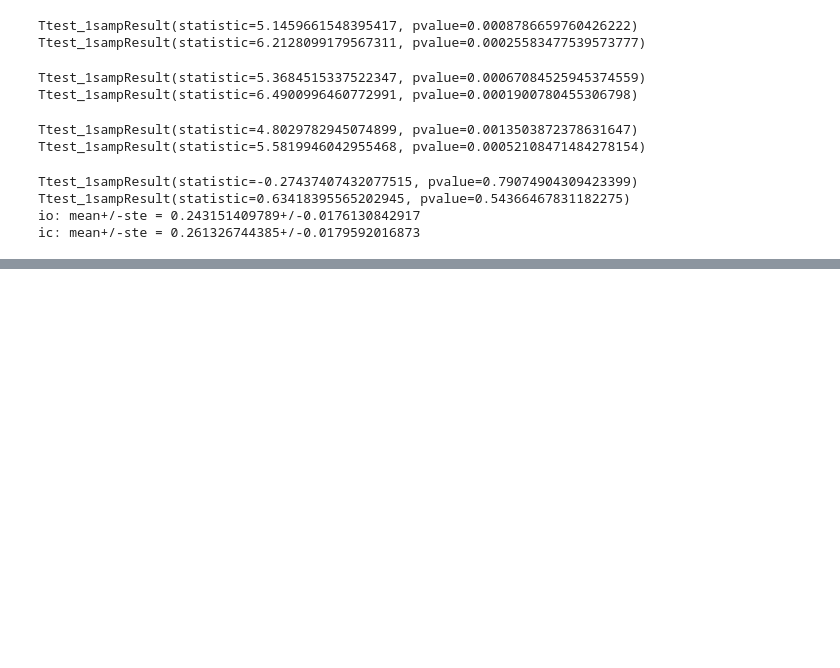
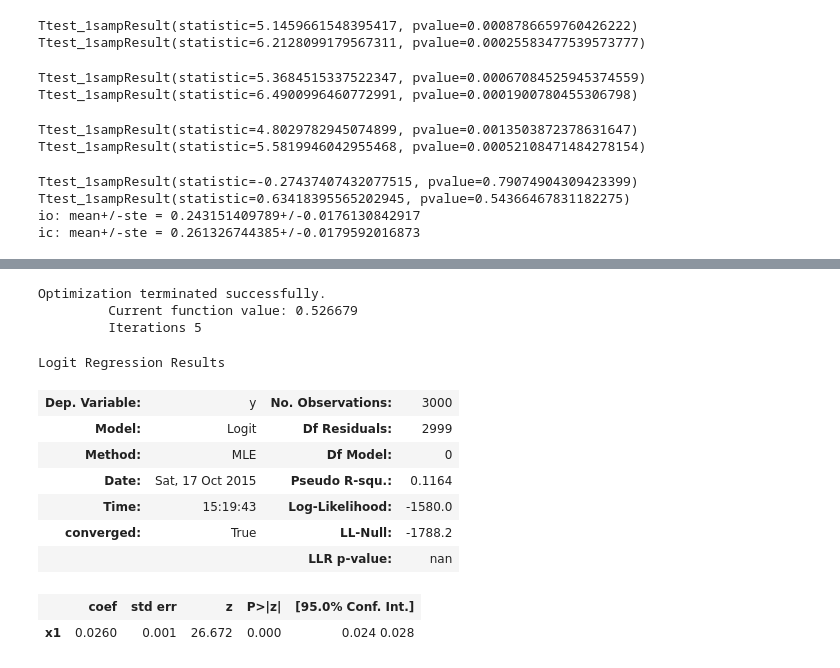
Before and after one commit to hongsups/vstm_vp, a Jupyter notebook: Mturk_CL_stats.ipynb, the cells around one changed output, grey strips where cells are left out. Drawn from its saved outputs; the diff is of its cells as text; code cells hidden in the pictures; blank space fills up the shorter version.

```diff
--- a/Mturk_CL_stats.ipynb
+++ b/Mturk_CL_stats.ipynb
@@ -610,0 +671,20 @@ ic: mean+/-ste = 0.261326744385+/-0.0179592016873
+# %%
+X = (df_short_col.AbsDelta.values+np.random.randn(1,len(df_short_col))*0.001)[0]
+y = df_short_col.Correct.values
+import statsmodels.api as sm
+result = sm.Logit(y, X).fit()
+result.summary()
+# %% [output]
+Optimization terminated successfully.
+         Current function value: 0.526679
+         Iterations 5
+Logit Regression Results
+| Dep. Variable: | y | No. Observations: | 3000 |
+| Model: | Logit | Df Residuals: | 2999 |
+| Method: | MLE | Df Model: | 0 |
+| Date: | Sat, 17 Oct 2015 | Pseudo R-squ.: | 0.1164 |
+| Time: | 15:19:43 | Log-Likelihood: | -1580.0 |
+| converged: | True | LL-Null: | -1788.2 |
+|  |  | LLR p-value: | nan |
+|  | coef | std err | z | P>|z| | [95.0% Conf. Int.] |
+| x1 | 0.0260 | 0.001 | 26.672 | 0.000 | 0.024 0.028 |
```
Also changed, not shown: parts of 21 cells of this notebook.
